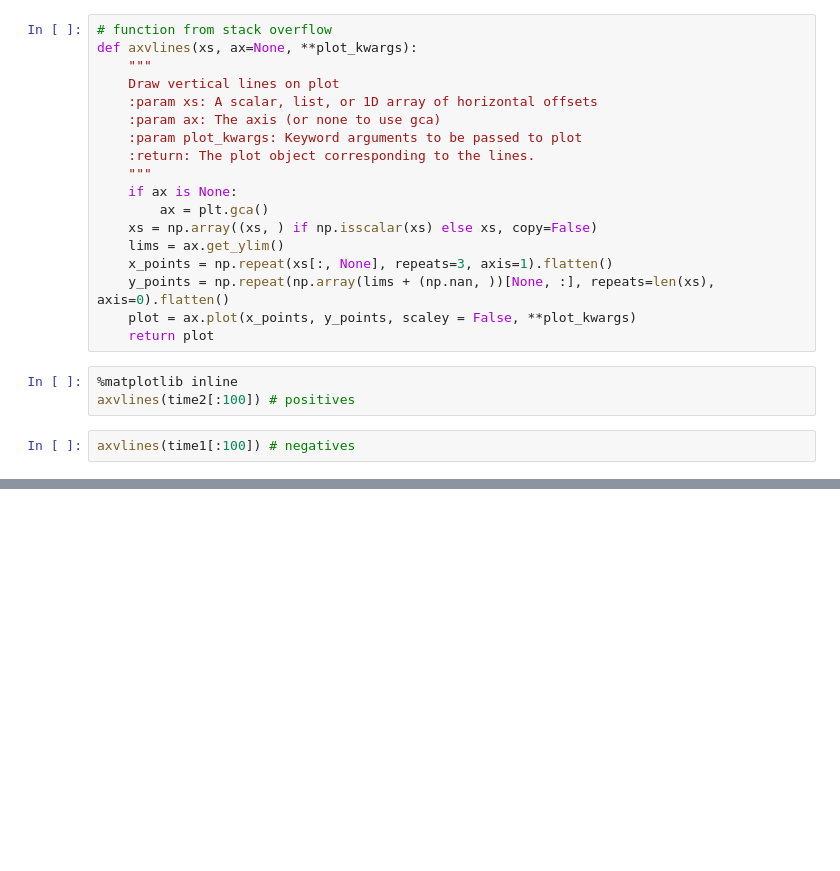
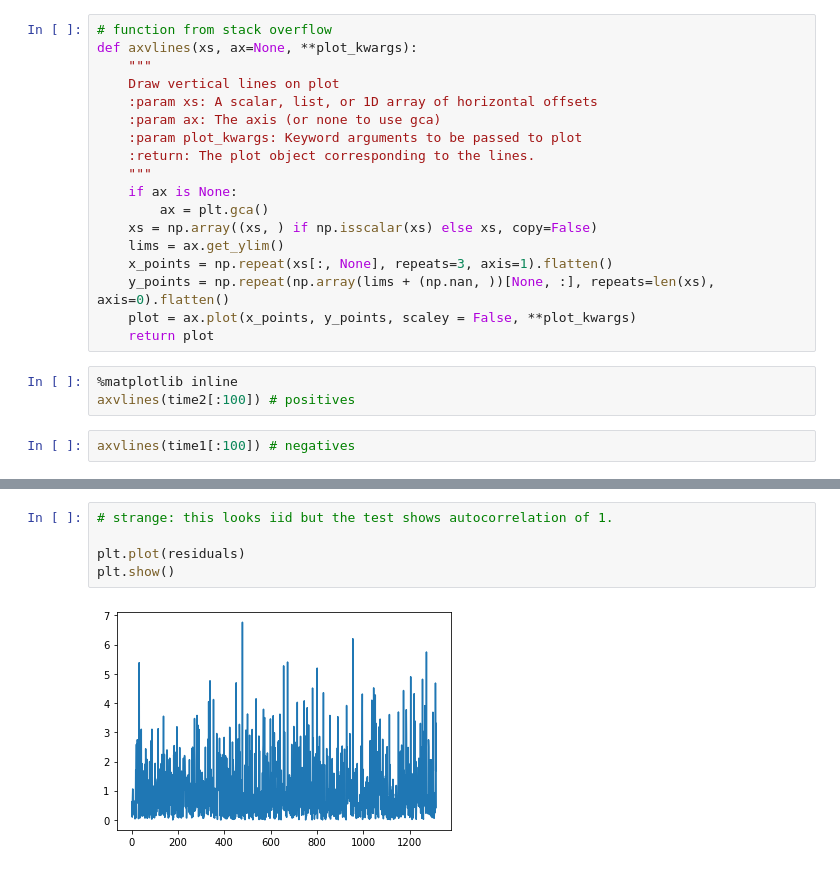
Before and after one commit to irrationomical/OOTM-Option-Pricing-with-Power-Laws-and-News, a Jupyter notebook: HawkesProcess.ipynb, the cells around one changed output, grey strips where cells are left out. Cells and saved outputs as stored; diff of their text form; blank space fills up the shorter version.

```diff
--- a/HawkesProcess.ipynb
+++ b/HawkesProcess.ipynb
@@ -997,0 +1033,7 @@ Q_percentiles
+# %%
+# strange: this looks iid but the test shows autocorrelation of 1.
+
+plt.plot(residuals)
+plt.show()
+# %% [output]
+[figure, added]
```
Also changed, not shown: parts of 10 cells of this notebook, 2 other files.
